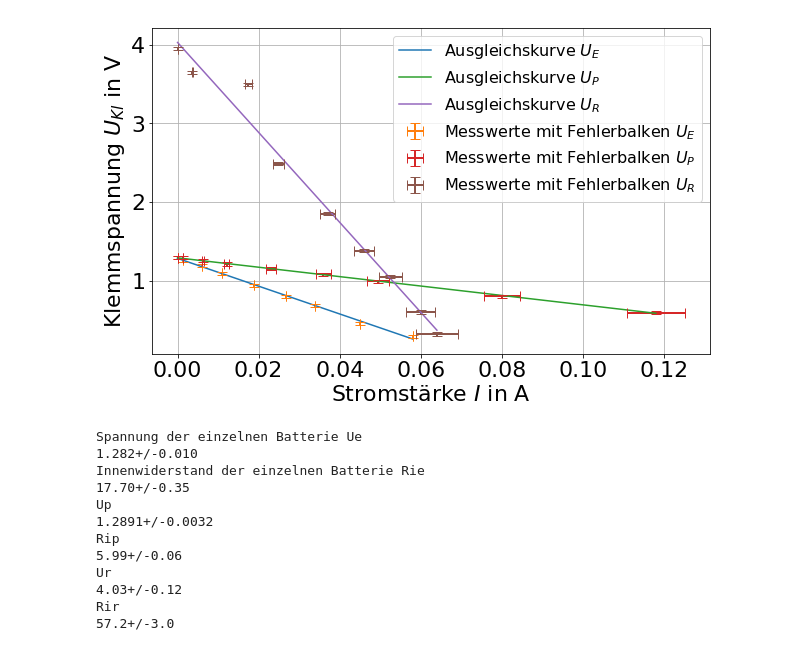
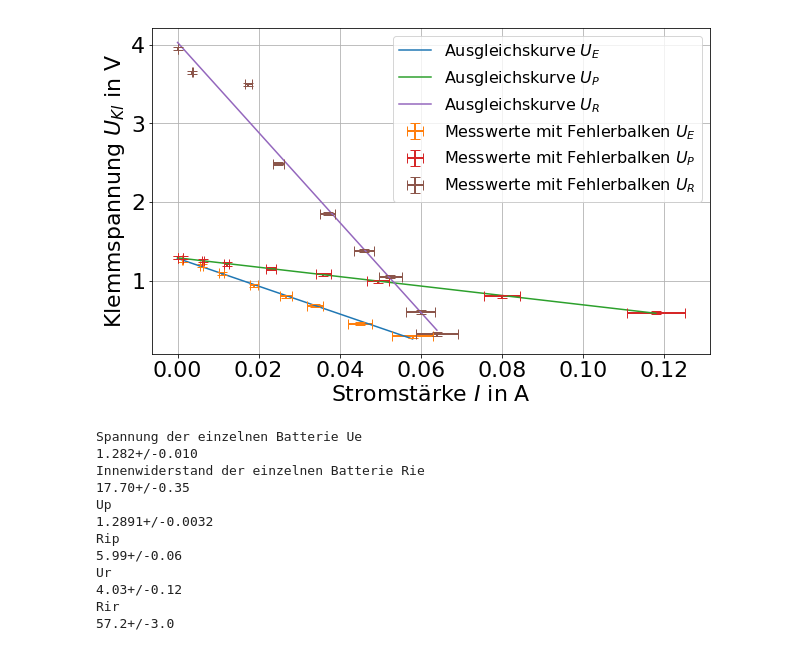
Before and after one commit to Hawighorst/protokoll, a Jupyter notebook: E1/Protokoll E1/auswertung/Auswertung Innenwiderstand/Innenwiederstand.ipynb, the cells around one changed output. Drawn from its saved outputs; the diff is of its cells as text; code cells hidden in the pictures.

```diff
--- a/E1/Protokoll E1/auswertung/Auswertung Innenwiderstand/Innenwiederstand.ipynb
+++ b/E1/Protokoll E1/auswertung/Auswertung Innenwiderstand/Innenwiederstand.ipynb
@@ -48,7 +48,7 @@ p0=[ 1000000000000,  0.01103765]
 poptue, pcovue, infodict, errmsg, ier = optimize.curve_fit(lin,x,y,p0=p0, full_output= True)
 plt.plot(x,lin(x,*poptue),label='Ausgleichskurve $U_{E}$')
 #plt.errorbar(unv(I1),unv(U1),usd(U1),usd(I1),fmt='none', capsize=5, linewidth=2, label='Messwerte mit Fehlerbalken')
-plt.errorbar(x,y,usd(U1),usd(x),fmt='none', capsize=5, linewidth=2, label='Messwerte mit Fehlerbalken $U_{E}$')
+plt.errorbar(x,y,usd(U1),usd(U1/R),fmt='none', capsize=5, linewidth=2, label='Messwerte mit Fehlerbalken $U_{E}$')
 
 
 x=unv(UP/R)
@@ -59,34 +59,34 @@ y=unv(UP)
 p0=[ -2,  5]
 poptup, pcovup, infodict, errmsg, ier = optimize.curve_fit(lin,x,y,p0=p0, full_output= True)
 plt.plot(x,lin(x,*poptup),label='Ausgleichskurve $U_{P}$')
 #plt.errorbar(unv(I1),unv(U1),usd(U1),usd(I1),fmt='none', capsize=5, linewidth=2, label='Messwerte mit Fehlerbalken')
 plt.errorbar(x,y,usd(UP),usd(UP/R),fmt='none', capsize=5, linewidth=2, label='Messwerte mit Fehlerbalken $U_{P}$')
 
 
 
 x=unv(UR/R)
 
 
 
 y=unv(UR)
 p0=[ -2,  5]
 poptur, pcovur, infodict, errmsg, ier = optimize.curve_fit(lin,x,y,p0=p0, full_output= True)
 plt.plot(x,lin(x,*poptur),label='Ausgleichskurve $U_{R}$')
 #plt.errorbar(unv(I1),unv(U1),usd(U1),usd(I1),fmt='none', capsize=5, linewidth=2, label='Messwerte mit Fehlerbalken')
 plt.errorbar(x,y,usd(UR),usd(UR/R),fmt='none', capsize=5, linewidth=2, label='Messwerte mit Fehlerbalken $U_{R}$')
 
 
 
 
 plt.legend(prop={'size':16}) #ehem 14
 plt.grid()
 plt.tick_params(labelsize=22)
 plt.ylabel("Klemmspannung $U_{Kl}$ in V ", {'fontsize':22})
 plt.xlabel("Stromstärke $I$ in A", {'fontsize': 22})
 plt.savefig("Batterie Gesamt U.pdf")
 plt.show()
 # %% [output]
-[figure, old version]
+[figure, new version]
 # %%
 #Werte Methode 1
 Uekl=uc.ufloat(poptue[1],np.sqrt(np.diag(pcovue))[1])
```
Also changed, not shown: 16 other files.
